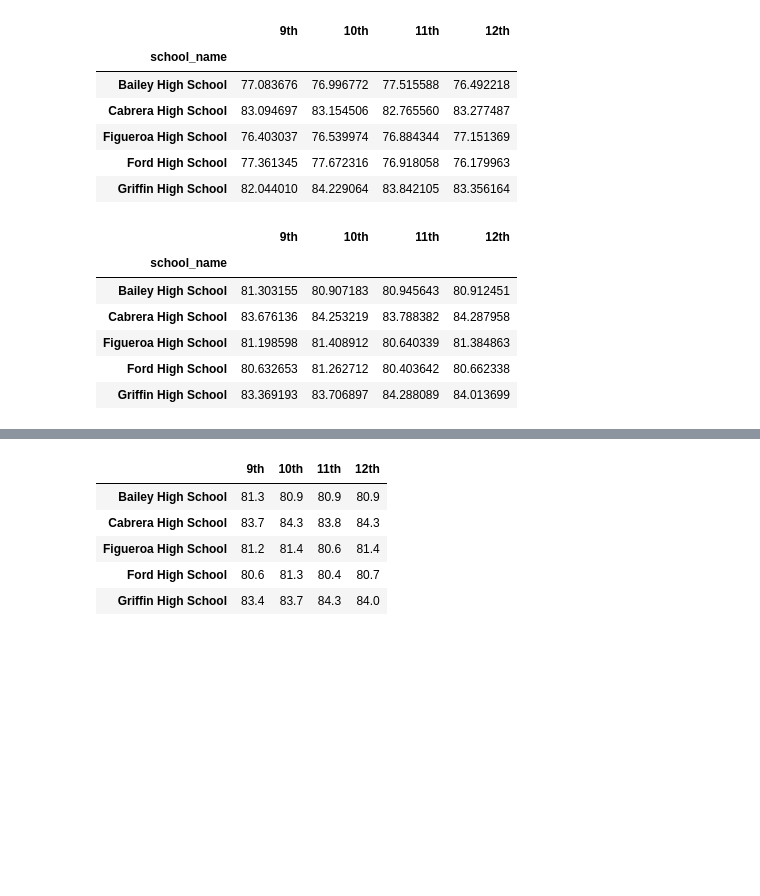
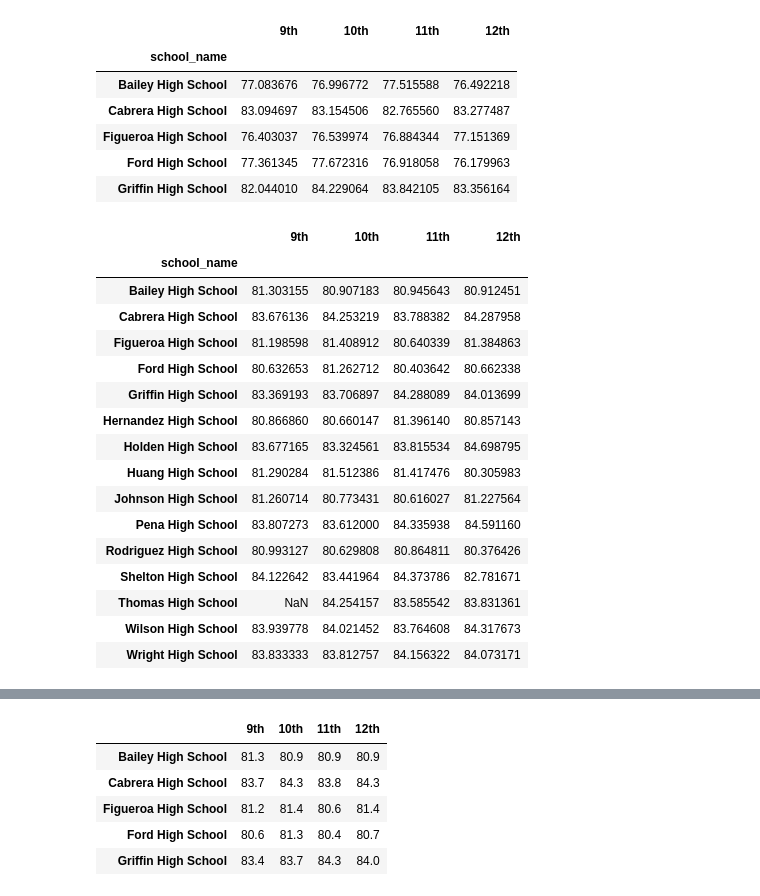
Before and after one commit to shaynajj/school_district_analysis, a Jupyter notebook: PyCitySchools_Challenge.ipynb, the cells around one changed output, grey strips where cells are left out. Cells and saved outputs as stored; diff of their text form; code cells hidden in the pictures; blank space fills up the shorter version.

```diff
--- a/PyCitySchools_Challenge.ipynb
+++ b/PyCitySchools_Challenge.ipynb
@@ -670,20 +668,30 @@ math_scores_by_grade.head()
 # %%
 # Combine each Series for average reading scores by school into single DataFrame.
 reading_scores_by_grade = pd.DataFrame({
               "9th": ninth_grade_reading_scores,
               "10th": tenth_grade_reading_scores,
               "11th": eleventh_grade_reading_scores,
               "12th": twelfth_grade_reading_scores})
 
-reading_scores_by_grade.head()
+reading_scores_by_grade
 # %% [output]
 |  | 9th | 10th | 11th | 12th |
 | school_name |  |  |  |  |
 | Bailey High School | 81.303155 | 80.907183 | 80.945643 | 80.912451 |
 | Cabrera High School | 83.676136 | 84.253219 | 83.788382 | 84.287958 |
 | Figueroa High School | 81.198598 | 81.408912 | 80.640339 | 81.384863 |
 | Ford High School | 80.632653 | 81.262712 | 80.403642 | 80.662338 |
 | Griffin High School | 83.369193 | 83.706897 | 84.288089 | 84.013699 |
+| Hernandez High School | 80.866860 | 80.660147 | 81.396140 | 80.857143 |
+| Holden High School | 83.677165 | 83.324561 | 83.815534 | 84.698795 |
+| Huang High School | 81.290284 | 81.512386 | 81.417476 | 80.305983 |
+| Johnson High School | 81.260714 | 80.773431 | 80.616027 | 81.227564 |
+| Pena High School | 83.807273 | 83.612000 | 84.335938 | 84.591160 |
+| Rodriguez High School | 80.993127 | 80.629808 | 80.864811 | 80.376426 |
+| Shelton High School | 84.122642 | 83.441964 | 84.373786 | 82.781671 |
+| Thomas High School | NaN | 84.254157 | 83.585542 | 83.831361 |
+| Wilson High School | 83.939778 | 84.021452 | 83.764608 | 84.317673 |
+| Wright High School | 83.833333 | 83.812757 | 84.156322 | 84.073171 |
 # %%
 # Format each grade column.
 math_scores_by_grade["9th"] = math_scores_by_grade["9th"].map("{:.1f}".format)
```
Also changed, not shown: parts of 2 cells of this notebook, 11 other files.
